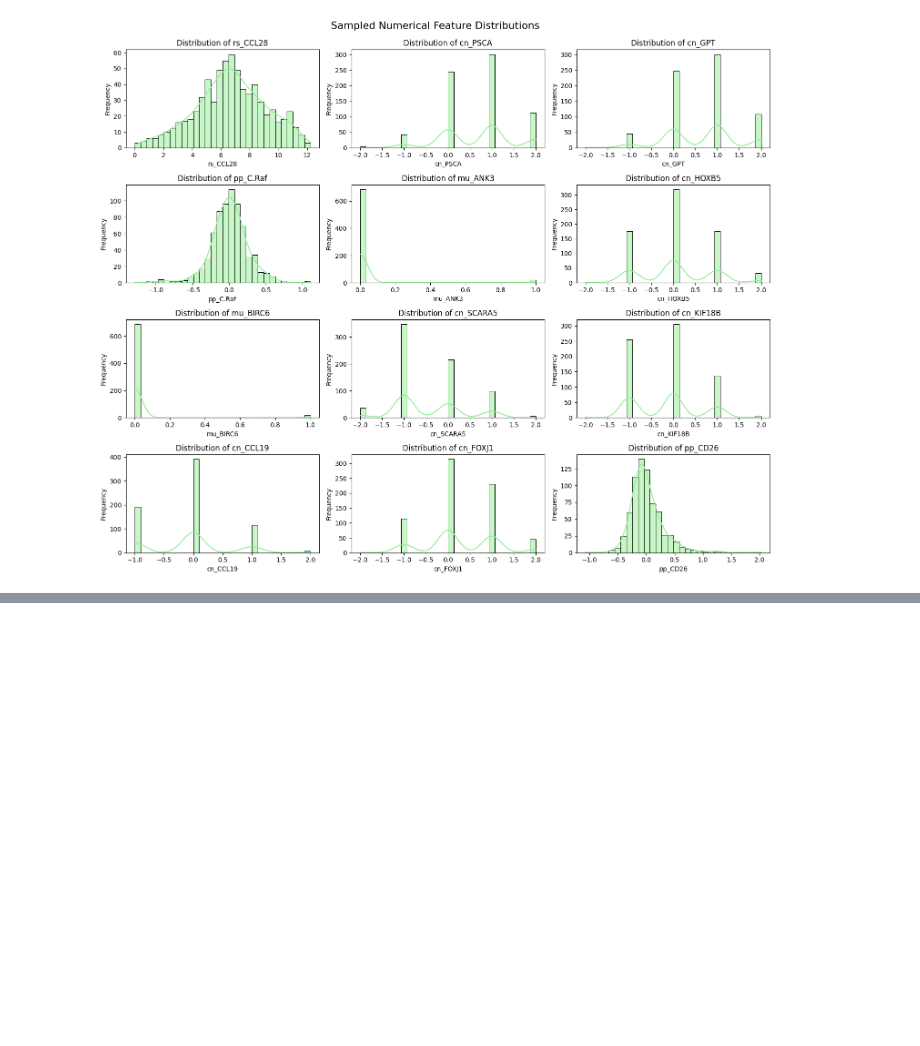
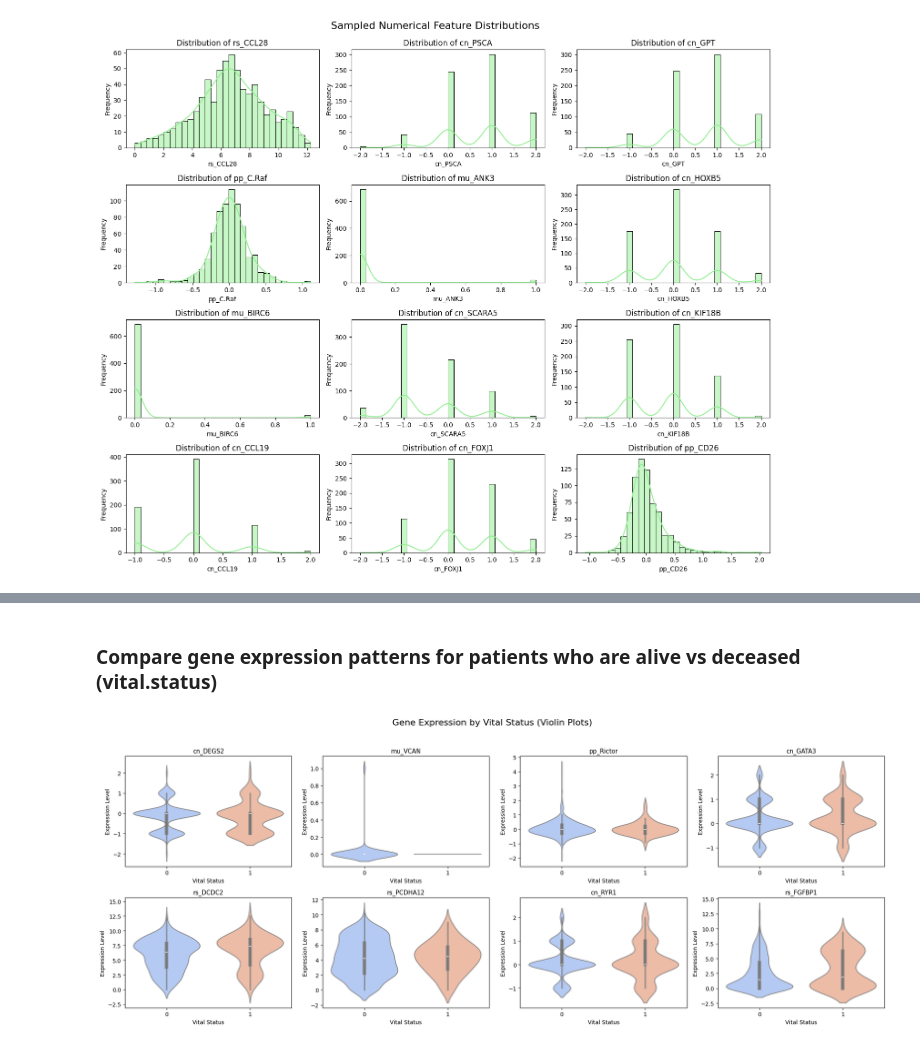
Before and after one commit to Cynthiachelangat/BreastCancer-classification, a Jupyter notebook: brca.ipynb, the cells around one changed output, grey strips where cells are left out. Cells and saved outputs as stored; diff of their text form; code cells hidden in the pictures; blank space fills up the shorter version.

```diff
--- a/brca.ipynb
+++ b/brca.ipynb
@@ -104,0 +161,32 @@ plt.show()
+# %% [markdown]
+### **Compare gene expression patterns for patients who are alive vs deceased (vital.status)**
+# %%
+# Randomly select 8 gene features (excluding first 5 to avoid repetition)
+np.random.seed(42)
+gene_sample = np.random.choice(numerical_cols[5:], size=8, replace=False)
+
+# Create subplots
+fig, axes = plt.subplots(nrows=2, ncols=4, figsize=(20, 8), sharey=False)
+axes = axes.flatten()
+
+# Plot each gene's distribution
+for i, gene in enumerate(gene_sample):
+    sns.violinplot(
+        data=data2,
+        x='vital.status',
+        y=gene,
+        hue='vital.status',  # 👈 key fix for future warning
+        palette='coolwarm',
+        legend=False,
+        ax=axes[i]
+    )
+    axes[i].set_title(f"{gene}", fontsize=11)
+    axes[i].set_xlabel("Vital Status")
+    axes[i].set_ylabel("Expression Level")
+
+# Main title and layout
+plt.suptitle("Gene Expression by Vital Status (Violin Plots)", fontsize=16)
+plt.tight_layout(rect=[0, 0, 1, 0.95])
+plt.show()
+# %% [output]
+[figure, added]
```
Also changed, not shown: parts of 5 cells of this notebook.
